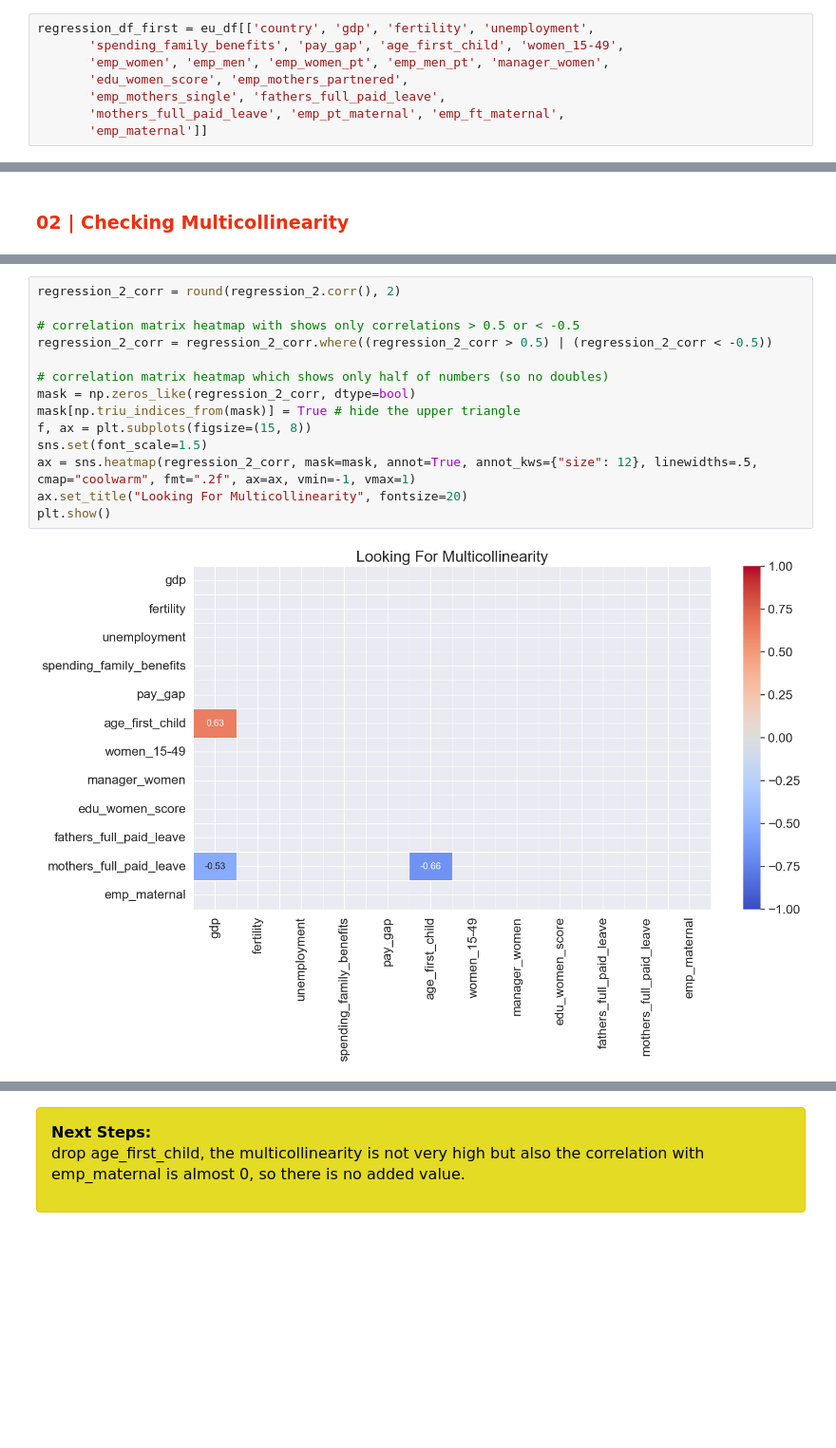
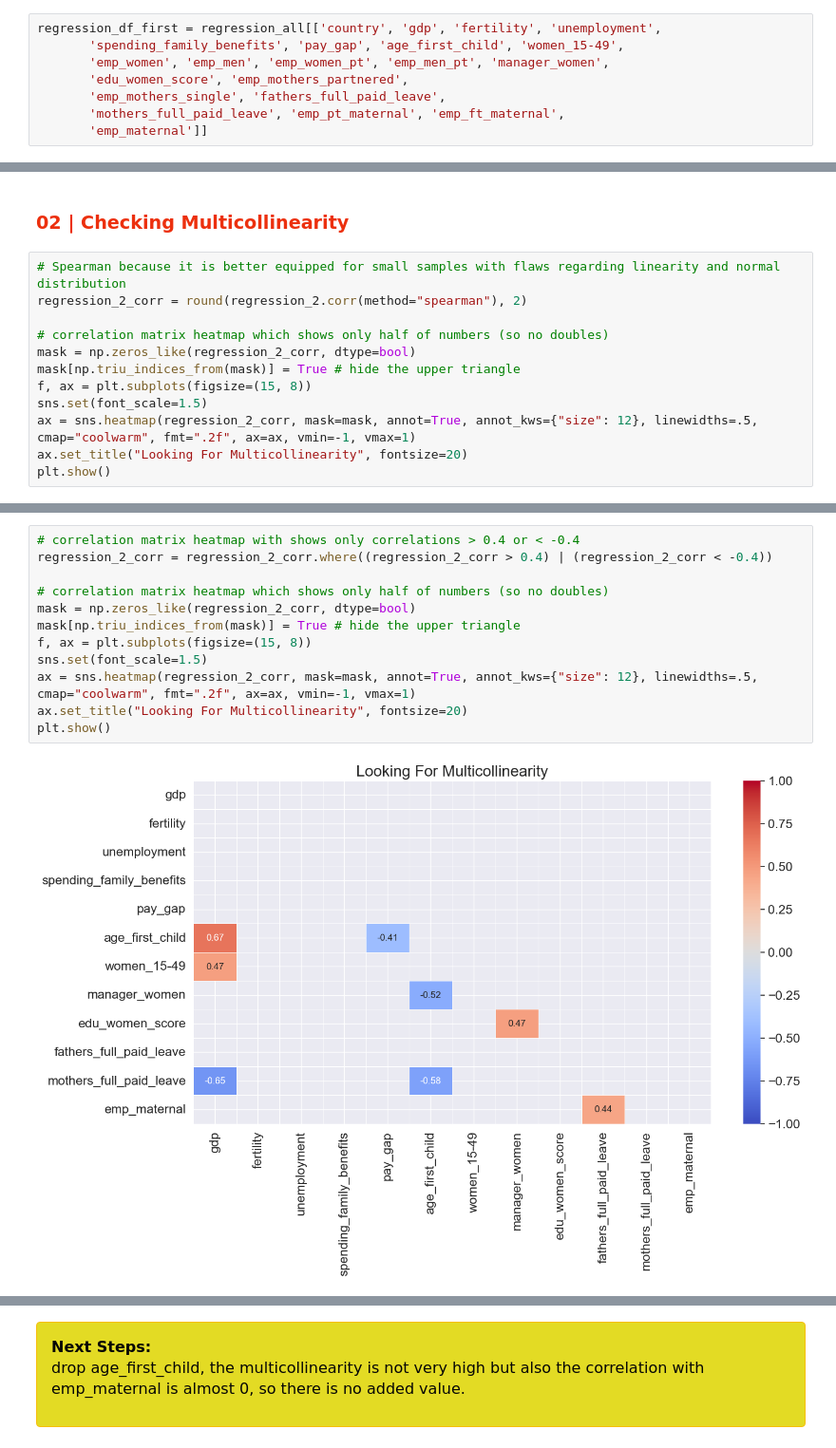
Before and after one commit to Paula0923/maternal-employment, a Jupyter notebook: inferential-maternal-employment.ipynb, the cells around one changed output, grey strips where cells are left out. Shown at 95% size. Saved outputs shown, nothing was run; the diff lists cells and outputs as text; blank space fills up the shorter version.

```diff
--- a/inferential-maternal-employment.ipynb
+++ b/inferential-maternal-employment.ipynb
@@ -401,7 +402,7 @@ Index(['country', 'gdp', 'fertility', 'unemployment',
        'emp_maternal'],
       dtype='object')
 # %%
-regression_df_first = eu_df[['country', 'gdp', 'fertility', 'unemployment',
+regression_df_first = regression_all[['country', 'gdp', 'fertility', 'unemployment',
        'spending_family_benefits', 'pay_gap', 'age_first_child', 'women_15-49',
        'emp_women', 'emp_men', 'emp_women_pt', 'emp_men_pt', 'manager_women',
        'edu_women_score', 'emp_mothers_partnered',
@@ -545,3 +546,15 @@ strong multicollinearity or other numerical problems.
 </div>
 # %% [markdown]
 ### <span style="color: #ec300e;">02 | Checking Multicollinearity</span>
+# %%
+# Spearman because it is better equipped for small samples with flaws regarding linearity and normal distribution
+regression_2_corr = round(regression_2.corr(method="spearman"), 2)
+
+# correlation matrix heatmap which shows only half of numbers (so no doubles)
+mask = np.zeros_like(regression_2_corr, dtype=bool)
+mask[np.triu_indices_from(mask)] = True # hide the upper triangle
+f, ax = plt.subplots(figsize=(15, 8))
+sns.set(font_scale=1.5)
+ax = sns.heatmap(regression_2_corr, mask=mask, annot=True, annot_kws={"size": 12}, linewidths=.5, cmap="coolwarm", fmt=".2f", ax=ax, vmin=-1, vmax=1)
+ax.set_title("Looking For Multicollinearity", fontsize=20)
+plt.show()
@@ -548,19 +563,17 @@ strong multicollinearity or other numerical problems.
 # %%
-regression_2_corr = round(regression_2.corr(), 2)
-
-# correlation matrix heatmap with shows only correlations > 0.5 or < -0.5
-regression_2_corr = regression_2_corr.where((regression_2_corr > 0.5) | (regression_2_corr < -0.5))
+# correlation matrix heatmap with shows only correlations > 0.4 or < -0.4
+regression_2_corr = regression_2_corr.where((regression_2_corr > 0.4) | (regression_2_corr < -0.4))
 
 # correlation matrix heatmap which shows only half of numbers (so no doubles)
 mask = np.zeros_like(regression_2_corr, dtype=bool)
 mask[np.triu_indices_from(mask)] = True # hide the upper triangle
 f, ax = plt.subplots(figsize=(15, 8))
 sns.set(font_scale=1.5)
 ax = sns.heatmap(regression_2_corr, mask=mask, annot=True, annot_kws={"size": 12}, linewidths=.5, cmap="coolwarm", fmt=".2f", ax=ax, vmin=-1, vmax=1)
 ax.set_title("Looking For Multicollinearity", fontsize=20)
 plt.show()
 # %% [output]
-[figure, old version]
+[figure, new version]
 # %%
 # VIF for all numerical columns
 
```
Also changed, not shown: parts of 33 cells of this notebook, 7 other files.
